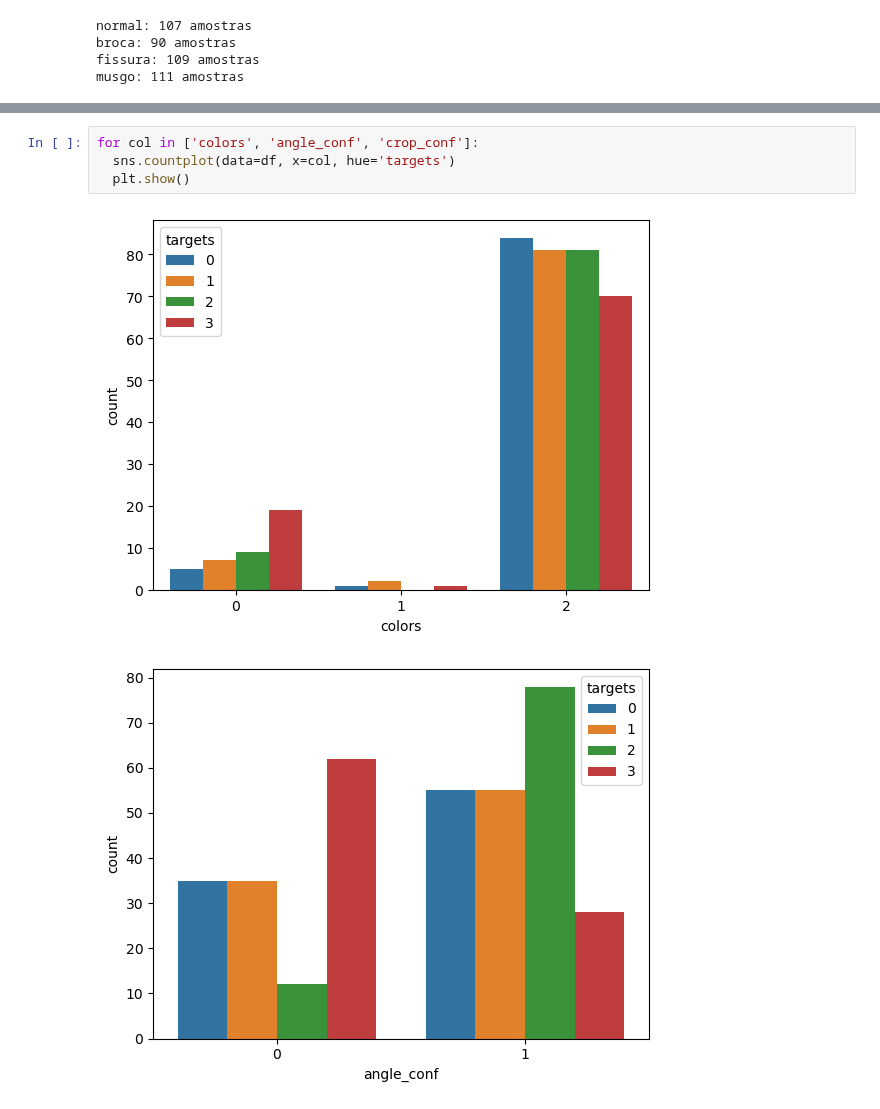
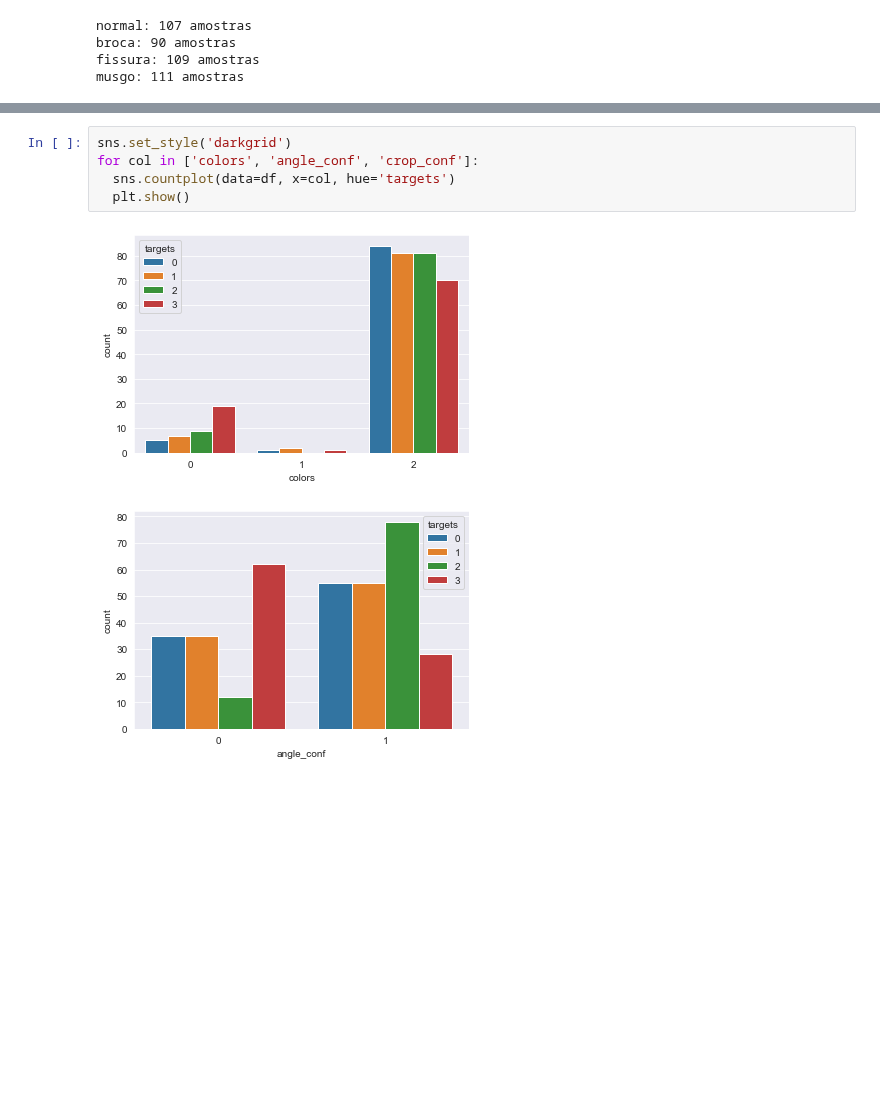
Before and after one commit to newtmagalhaes/Machine-Learning, a Jupyter notebook: ML/f04-textura/patologias_toras/35-prepro_4.ipynb, the cells around one changed output, grey strips where cells are left out. Saved outputs shown, nothing was run; the diff lists cells and outputs as text; blank space fills up the shorter version.

```diff
--- a/ML/f04-textura/patologias_toras/35-prepro_4.ipynb
+++ b/ML/f04-textura/patologias_toras/35-prepro_4.ipynb
@@ -142,9 +142,10 @@ toras360.jpg rotacionada em -4.022 sem atender critério de satisfação.
 toras77.jpg rotacionada em -5.028 sem atender critério de satisfação.
 toras359.jpg rotacionada em 8.045 sem atender critério de satisfação.
 # %%
+sns.set_style('darkgrid')
 for col in ['colors', 'angle_conf', 'crop_conf']:
   sns.countplot(data=df, x=col, hue='targets')
   plt.show()
 # %% [output]
-[figure, old version]
+[figure, new version]
-[figure, old version]
+[figure, new version]
```
Also changed, not shown: parts of 2 cells of this notebook, 2 other files.
